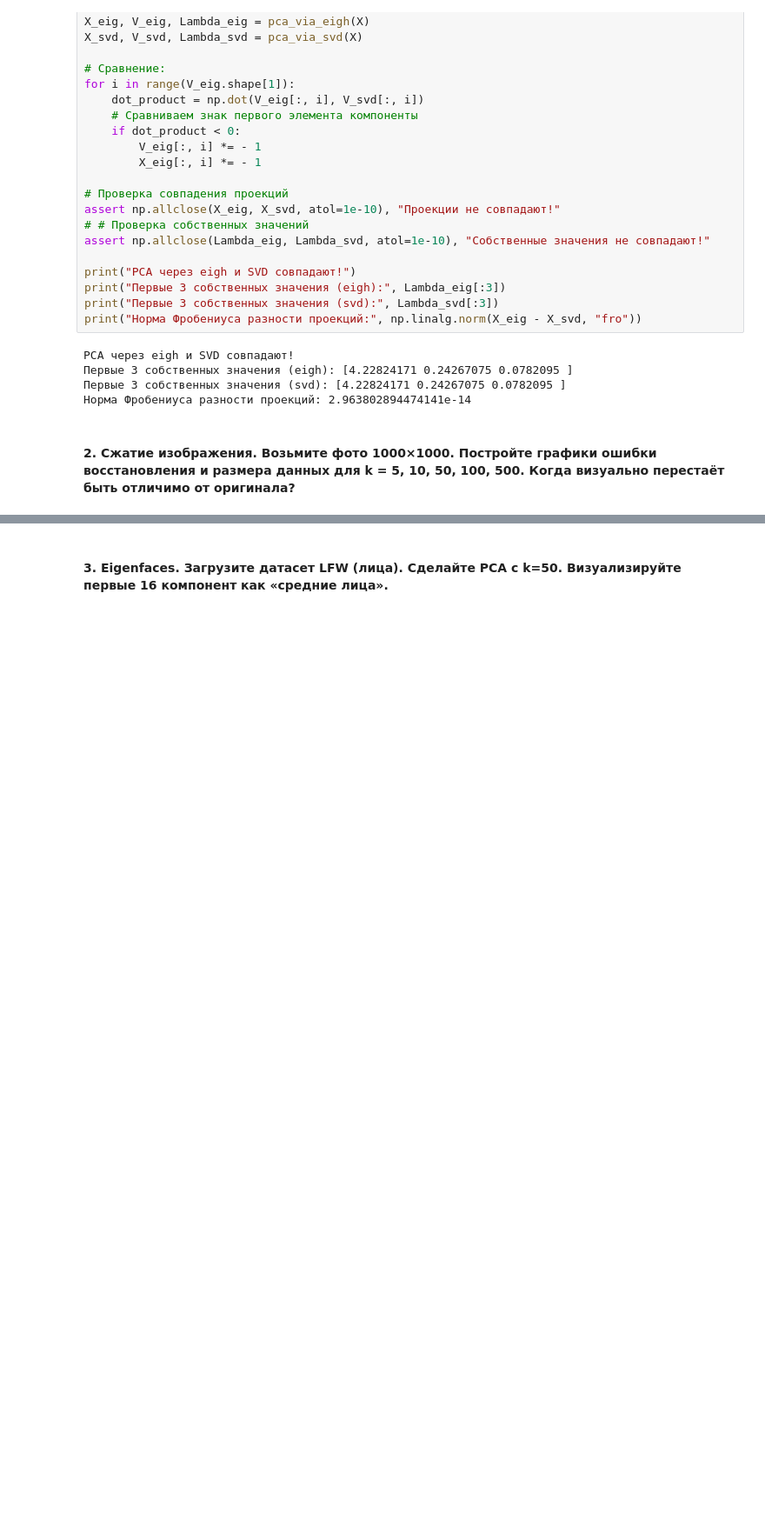
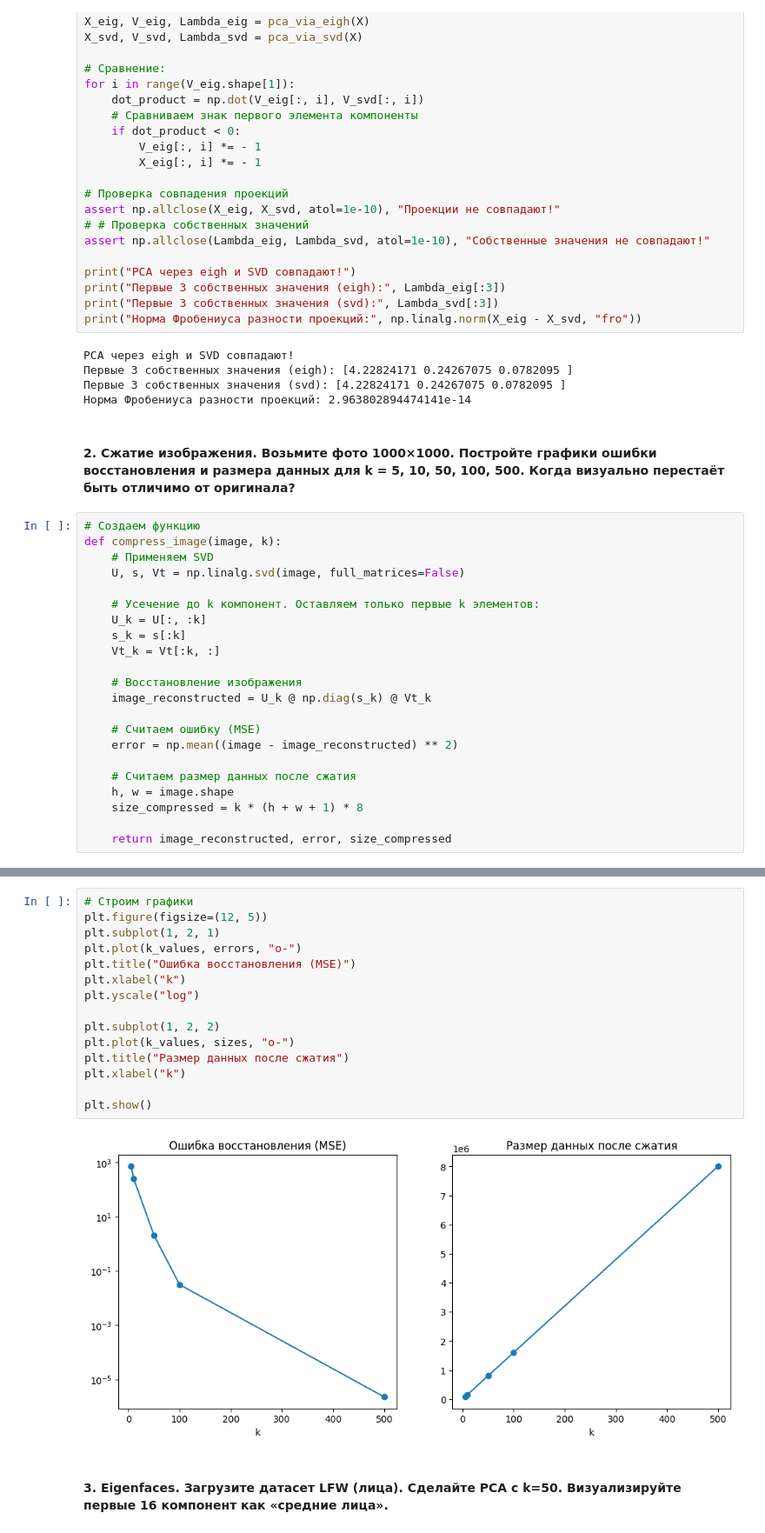
Before and after one commit to EvgenyManyak/math-for-ml-solutions, a Jupyter notebook: lessons/lesson_03/solutions.ipynb, the cells around one changed output, grey strips where cells are left out. Shown at 87% size. Cells and saved outputs as stored; diff of their text form; blank space fills up the shorter version.

```diff
--- a/lessons/lesson_03/solutions.ipynb
+++ b/lessons/lesson_03/solutions.ipynb
@@ -72,3 +73,25 @@ PCA через eigh и SVD совпадают!
 Норма Фробениуса разности проекций: 2.963802894474141e-14
 # %% [markdown]
 #### 2. Сжатие изображения. Возьмите фото 1000×1000. Постройте графики ошибки восстановления и размера данных для k = 5, 10, 50, 100, 500. Когда визуально перестаёт быть отличимо от оригинала?
+# %%
+# Создаем функцию
+def compress_image(image, k):
+    # Применяем SVD
+    U, s, Vt = np.linalg.svd(image, full_matrices=False)
+
+    # Усечение до k компонент. Оставляем только первые k элементов:
+    U_k = U[:, :k]
+    s_k = s[:k]
+    Vt_k = Vt[:k, :]
+
+    # Восстановление изображения
+    image_reconstructed = U_k @ np.diag(s_k) @ Vt_k
+
+    # Считаем ошибку (MSE)
+    error = np.mean((image - image_reconstructed) ** 2)
+
+    # Считаем размер данных после сжатия
+    h, w = image.shape
+    size_compressed = k * (h + w + 1) * 8
+
+    return image_reconstructed, error, size_compressed
@@ -75,2 +137,19 @@ PCA через eigh и SVD совпадают!
+# %%
+# Строим графики
+plt.figure(figsize=(12, 5))
+plt.subplot(1, 2, 1)
+plt.plot(k_values, errors, "o-")
+plt.title("Ошибка восстановления (MSE)")
+plt.xlabel("k")
+plt.yscale("log")
+
+plt.subplot(1, 2, 2)
+plt.plot(k_values, sizes, "o-")
+plt.title("Размер данных после сжатия")
+plt.xlabel("k")
+
+plt.show()
+# %% [output]
+[figure, added]
 # %% [markdown]
 #### 3. Eigenfaces. Загрузите датасет LFW (лица). Сделайте PCA с k=50. Визуализируйте первые 16 компонент как «средние лица».
```
Also changed, not shown: parts of 3 cells of this notebook, 6 other files.
